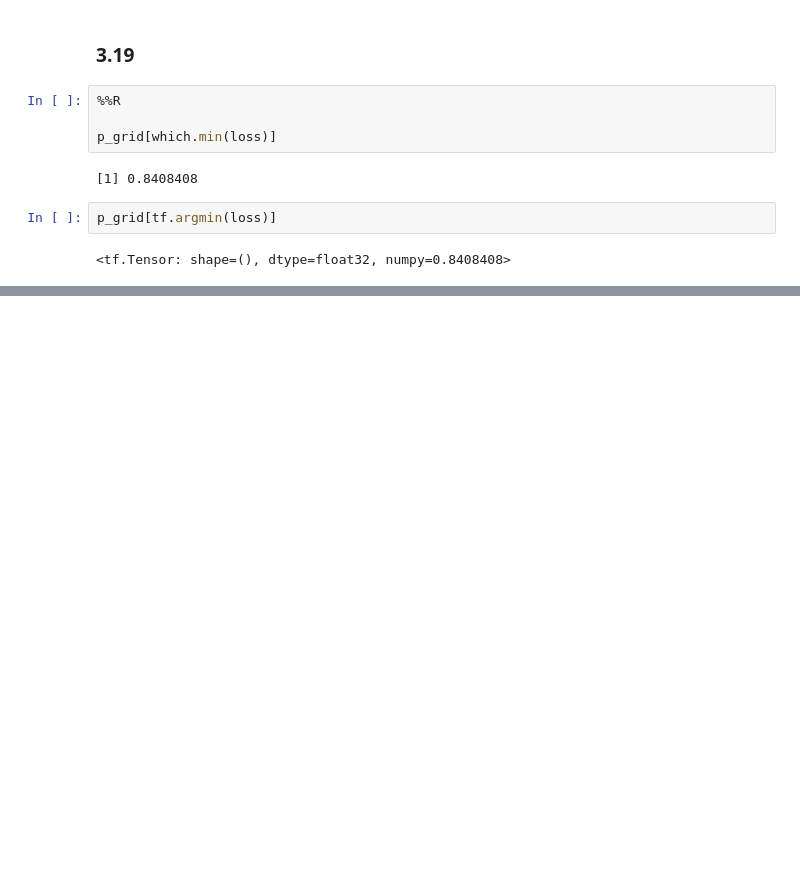
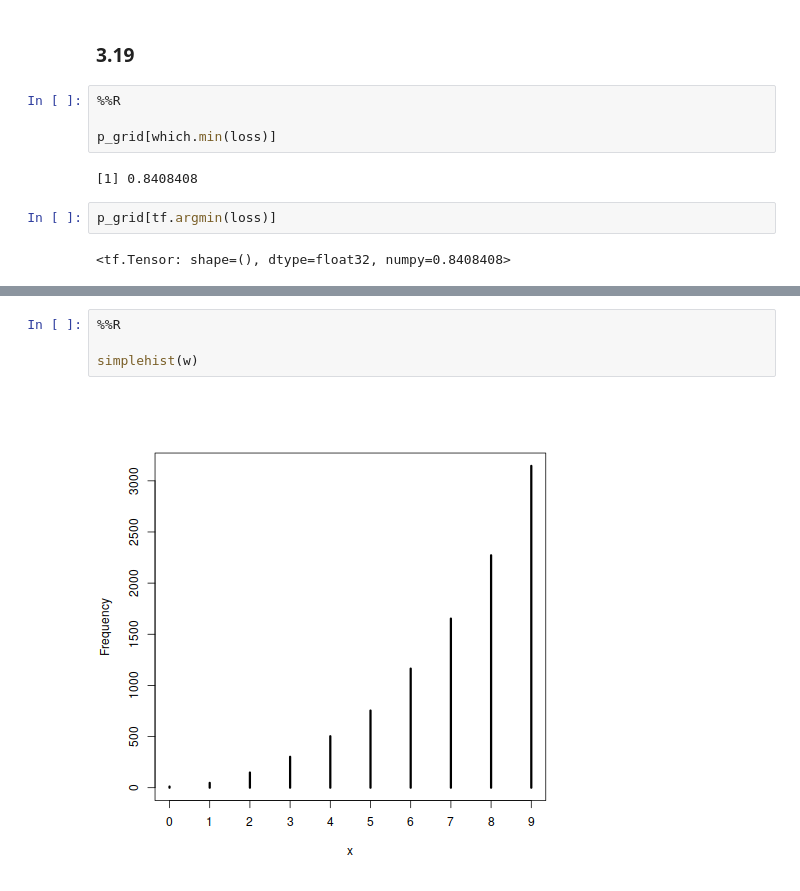
Before and after one commit to kms15/reading_notes, a Jupyter notebook: StatisticalRethinking/StatisticalRethinkingCh3.ipynb, the cells around one changed output, grey strips where cells are left out. Cells and saved outputs as stored; diff of their text form; blank space fills up the shorter version.

```diff
--- a/StatisticalRethinking/StatisticalRethinkingCh3.ipynb
+++ b/StatisticalRethinking/StatisticalRethinkingCh3.ipynb
@@ -341,0 +427,6 @@ p_grid[tf.argmin(loss)]
+# %%
+%%R
+
+simplehist(w)
+# %% [output]
+[figure, added]
```
Also changed, not shown: parts of 45 cells of this notebook.
